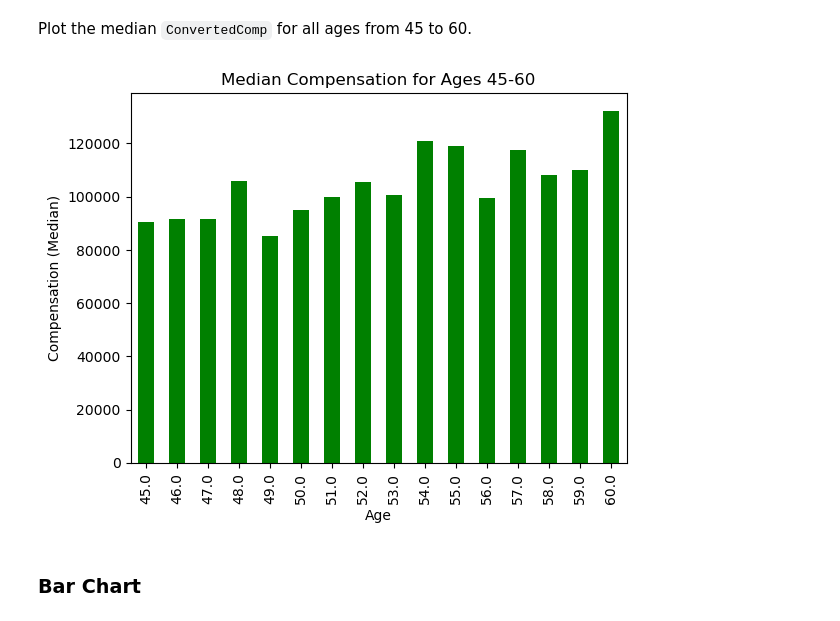
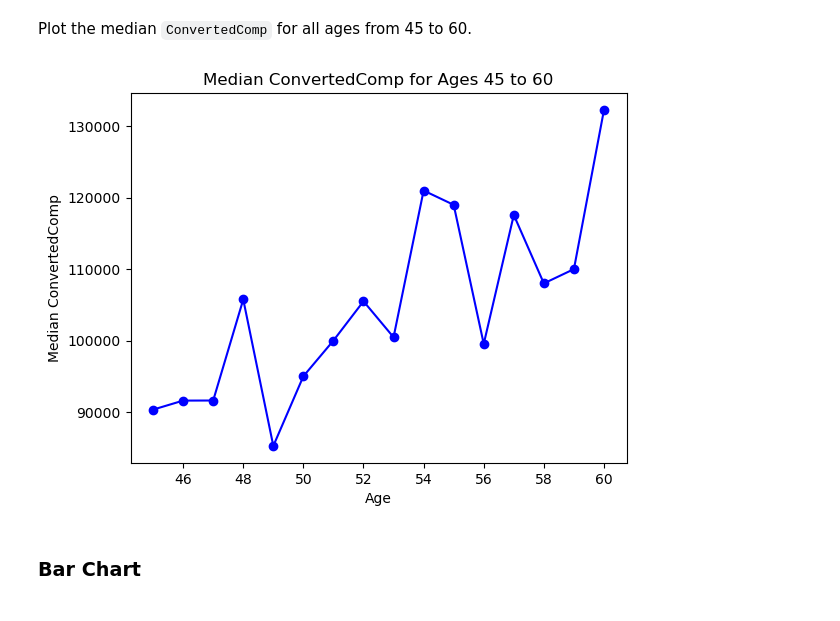
Before and after one commit to mukukamusana2/Capstone, a Jupyter notebook: M4DataVisualization-lab.ipynb, the cells around one changed output. Cells and saved outputs as stored; diff of their text form; code cells hidden in the pictures.

```diff
--- a/M4DataVisualization-lab.ipynb
+++ b/M4DataVisualization-lab.ipynb
@@ -321,32 +343,36 @@ plt.show()
 # %% [markdown]
 Plot the median `ConvertedComp` for all ages from 45 to 60.
 # %%
-import matplotlib.pyplot as plt
-import pandas as pd
-
 QUERY = """
-SELECT * FROM master
+SELECT *
+FROM master
 """
 
-# Assuming 'conn' is your database connection
 df = pd.read_sql_query(QUERY, conn)
 
-# Filtering data for the age range 45-60
-age_range_45_60 = df[(df['Age'] >= 45) & (df['Age'] <= 60)]
+import pandas as pd
+import matplotlib.pyplot as plt
 
-# Calculating the median compensation for each age in the range
-median_compensation_by_age = age_range_45_60.groupby('Age')['ConvertedComp'].median()
 
-# Plotting a bar chart
-median_compensation_by_age.plot(kind='bar', color='green')
 
+# Filter data for ages between 45 and 60
+filtered_df = df[(df['Age'] >= 45) & (df['Age'] <= 60)]
+
+# Group by age and calculate the median ConvertedComp
+median_comp_by_age = filtered_df.groupby('Age')['ConvertedComp'].median()
+
+# Plot the line chart
+plt.plot(median_comp_by_age.index, median_comp_by_age.values, marker='o', linestyle='-', color='b')
+
+# Set labels and title
 plt.xlabel('Age')
-plt.ylabel('Compensation (Median)')
-plt.title('Median Compensation for Ages 45-60')
+plt.ylabel('Median ConvertedComp')
+plt.title('Median ConvertedComp for Ages 45 to 60')
 
+# Show the plot
 plt.show()
 # %% [output]
-[figure, old version]
+[figure, new version]
 # %% [markdown]
 ### Bar Chart
 # %% [markdown]
```
Also changed, not shown: parts of 3 cells of this notebook.
